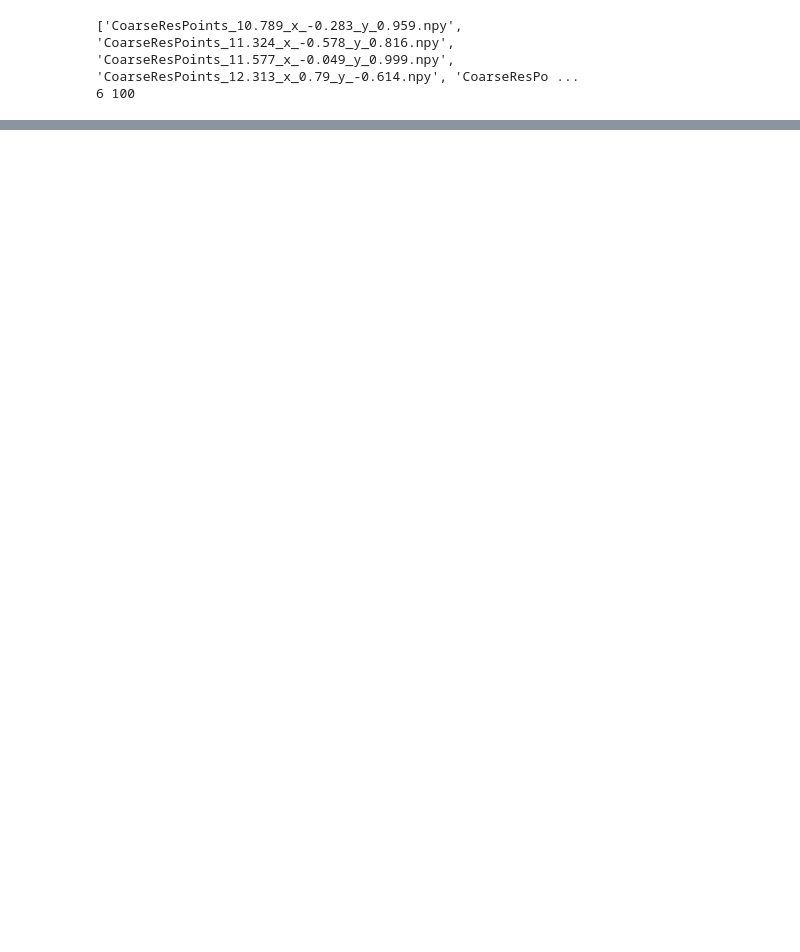
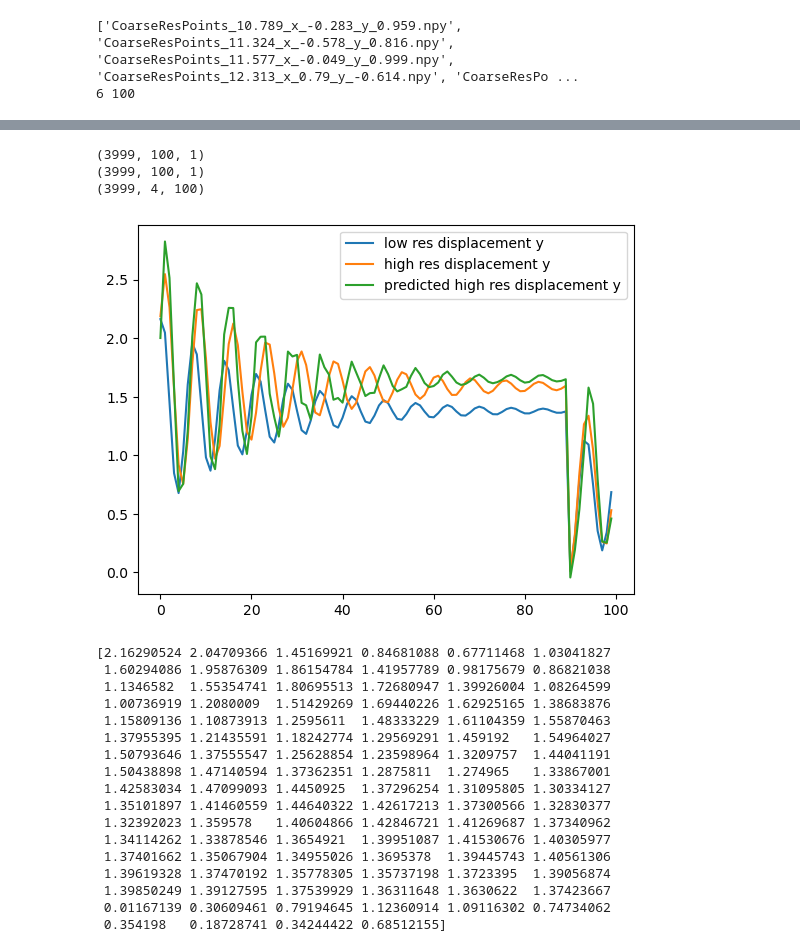
Before and after one commit to itsmebonny/Sofa_Playground, a Jupyter notebook: data_management/GNN_testing.ipynb, the cells around one changed output, grey strips where cells are left out. Drawn from its saved outputs; the diff is of its cells as text; code cells hidden in the pictures; blank space fills up the shorter version.

```diff
--- a/data_management/GNN_testing.ipynb
+++ b/data_management/GNN_testing.ipynb
@@ -203,0 +377,38 @@ torch.Size([675, 3])
+# %%
+# same on validation data
+
+with th.no_grad():
+    val_predictions = model(val_dataset.inputs.to(device)).cpu().numpy()
+    print(val_predictions.shape)
+
+print(val_predictions.shape)
+print(val_data.shape)
+plt.figure()
+plt.plot(val_data[10, 0, :], label="low res displacement y")
+plt.plot(val_data[10, 1, :], label="high res displacement y")
+plt.plot(val_data[10, 0, :] + val_predictions[10, :, 0], label="predicted high res displacement y")
+plt.legend()
+plt.show()
+print(val_data[10, 0, :])
+# %% [output]
+(3999, 100, 1)
+(3999, 100, 1)
+(3999, 4, 100)
+[figure, added]
+[2.16290524 2.04709366 1.45169921 0.84681088 0.67711468 1.03041827
+ 1.60294086 1.95876309 1.86154784 1.41957789 0.98175679 0.86821038
+ 1.1346582  1.55354741 1.80695513 1.72680947 1.39926004 1.08264599
+ 1.00736919 1.2080009  1.51429269 1.69440226 1.62925165 1.38683876
+ 1.15809136 1.10873913 1.2595611  1.48333229 1.61104359 1.55870463
+ 1.37955395 1.21435591 1.18242774 1.29569291 1.459192   1.54964027
+ 1.50793646 1.37555547 1.25628854 1.23598964 1.3209757  1.44041191
+ 1.50438898 1.47140594 1.37362351 1.2875811  1.274965   1.33867001
+ 1.42583034 1.47099093 1.4450925  1.37296254 1.31095805 1.30334127
+ 1.35101897 1.41460559 1.44640322 1.42617213 1.37300566 1.32830377
+ 1.32392023 1.359578   1.40604866 1.42846721 1.41269687 1.37340962
+ 1.34114262 1.33878546 1.3654921  1.39951087 1.41530676 1.40305977
+ 1.37401662 1.35067904 1.34955026 1.3695378  1.39445743 1.40561306
+ 1.39619328 1.37470192 1.35778305 1.35737198 1.3723395  1.39056874
+ 1.39850249 1.39127595 1.37539929 1.36311648 1.3630622  1.37423667
+ 0.01167139 0.30609461 0.79194645 1.12360914 1.09116302 0.74734062
+ 0.354198   0.18728741 0.34244422 0.68512155]
```
Also changed, not shown: parts of 13 cells of this notebook, 19 other files.
